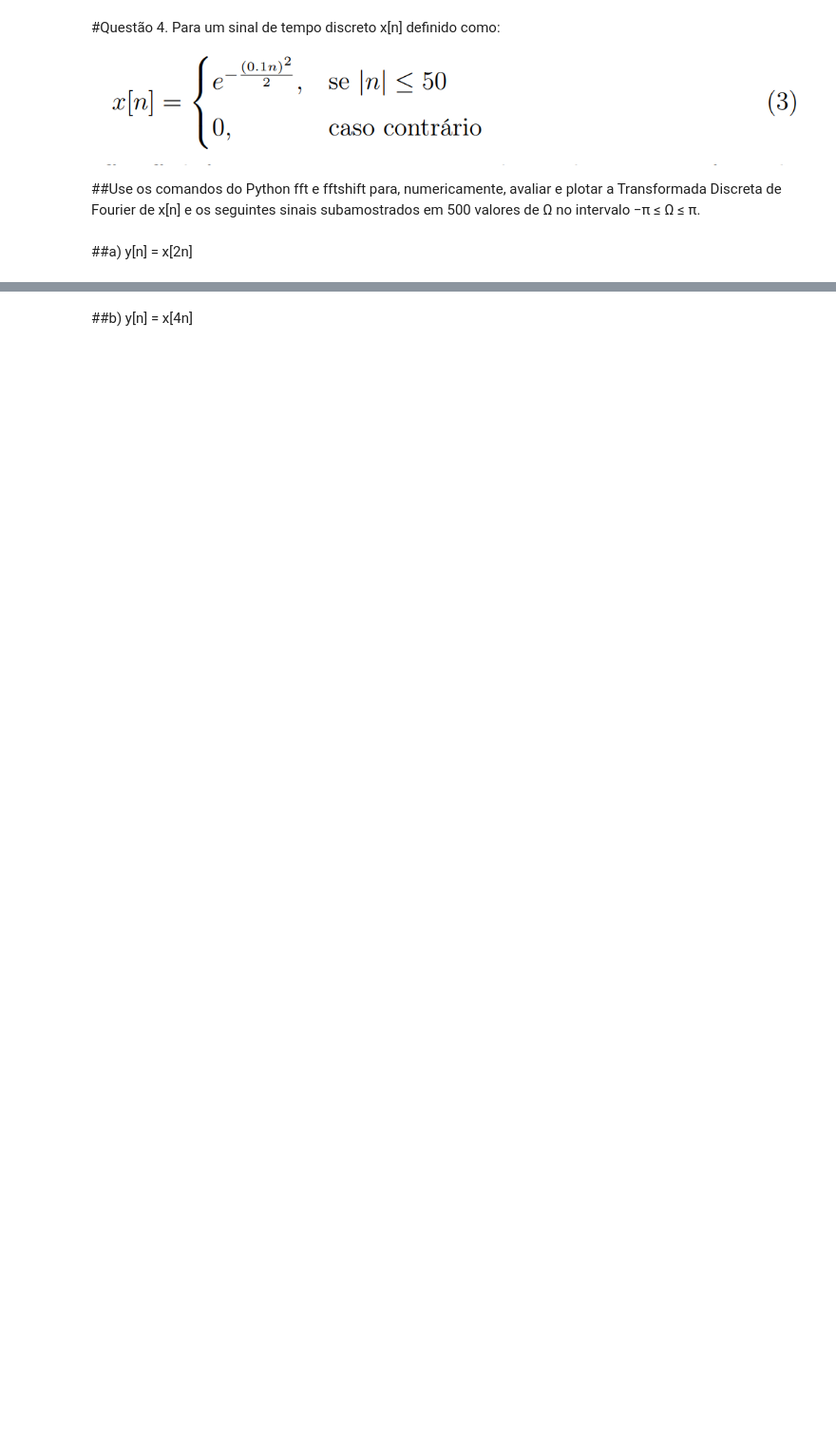
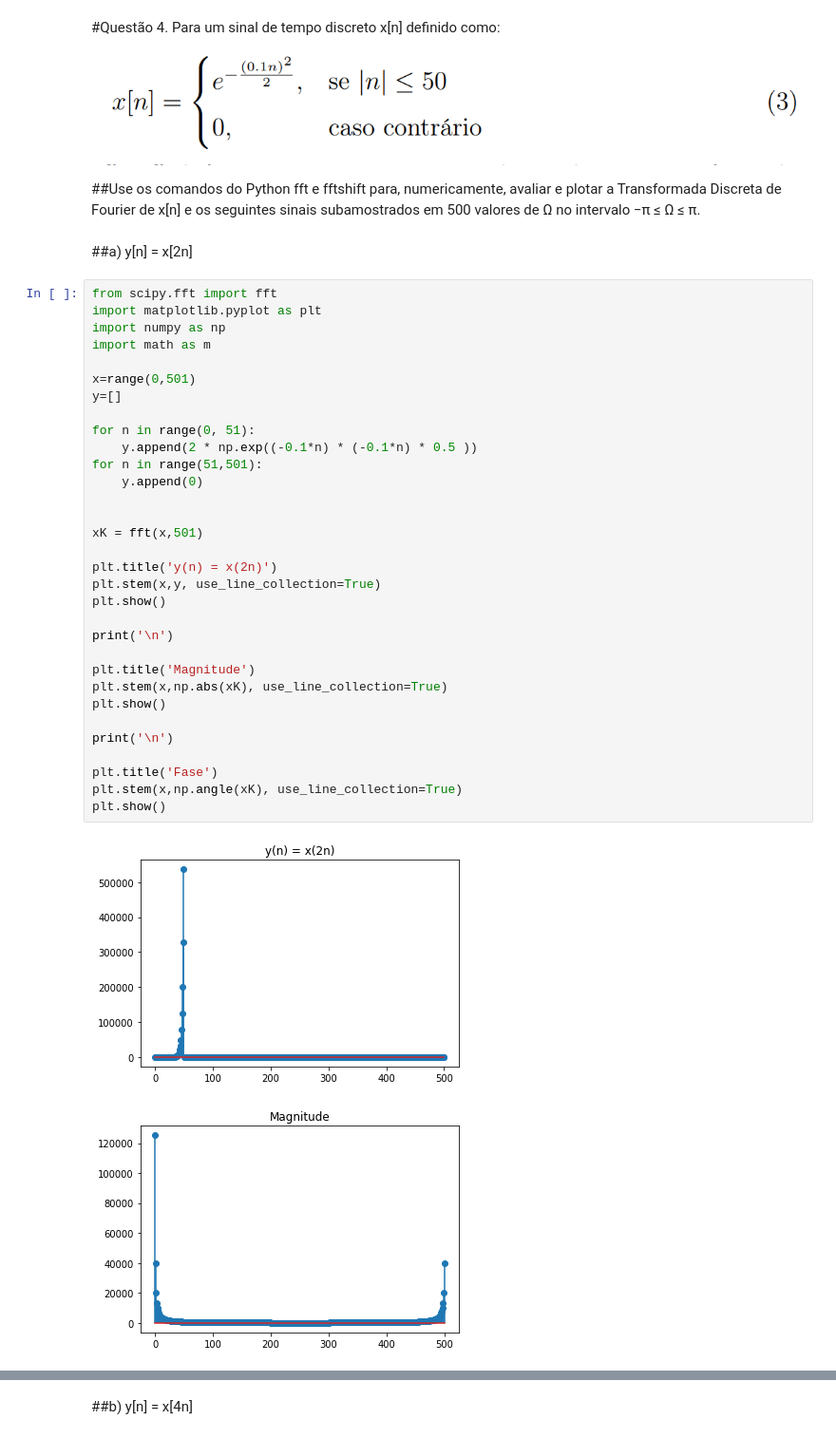
Before and after one commit to leorr/Python, a Jupyter notebook: DFT_PDS.ipynb, the cells around one changed output, grey strips where cells are left out. Shown at 95% size. Drawn from its saved outputs; the diff is of its cells as text; blank space fills up the shorter version.

```diff
--- a/DFT_PDS.ipynb
+++ b/DFT_PDS.ipynb
@@ -150,3 +187,38 @@ plt.show()
 ##Use os comandos do Python fft e fftshift para, numericamente, avaliar e plotar a Transformada Discreta de Fourier de x[n] e os seguintes sinais subamostrados em 500 valores de Ω no intervalo −π ≤ Ω ≤ π.
 # %% [markdown]
 ##a) y[n] = x[2n]
+# %%
+from scipy.fft import fft
+import matplotlib.pyplot as plt
+import numpy as np
+import math as m
+
+x=range(0,501)
+y=[]
+
+for n in range(0, 51):
+    y.append(2 * np.exp((-0.1*n) * (-0.1*n) * 0.5 ))
+for n in range(51,501):
+    y.append(0)
+
+
+xK = fft(x,501)
+
+plt.title('y(n) = x(2n)')
+plt.stem(x,y, use_line_collection=True)
+plt.show()
+
+print('\n')
+
+plt.title('Magnitude')
+plt.stem(x,np.abs(xK), use_line_collection=True)
+plt.show()
+
+print('\n')
+
+plt.title('Fase')
+plt.stem(x,np.angle(xK), use_line_collection=True)
+plt.show()
+# %% [output]
+[figure, added]
+[figure, added]
```
Also changed, not shown: parts of 6 cells of this notebook.
